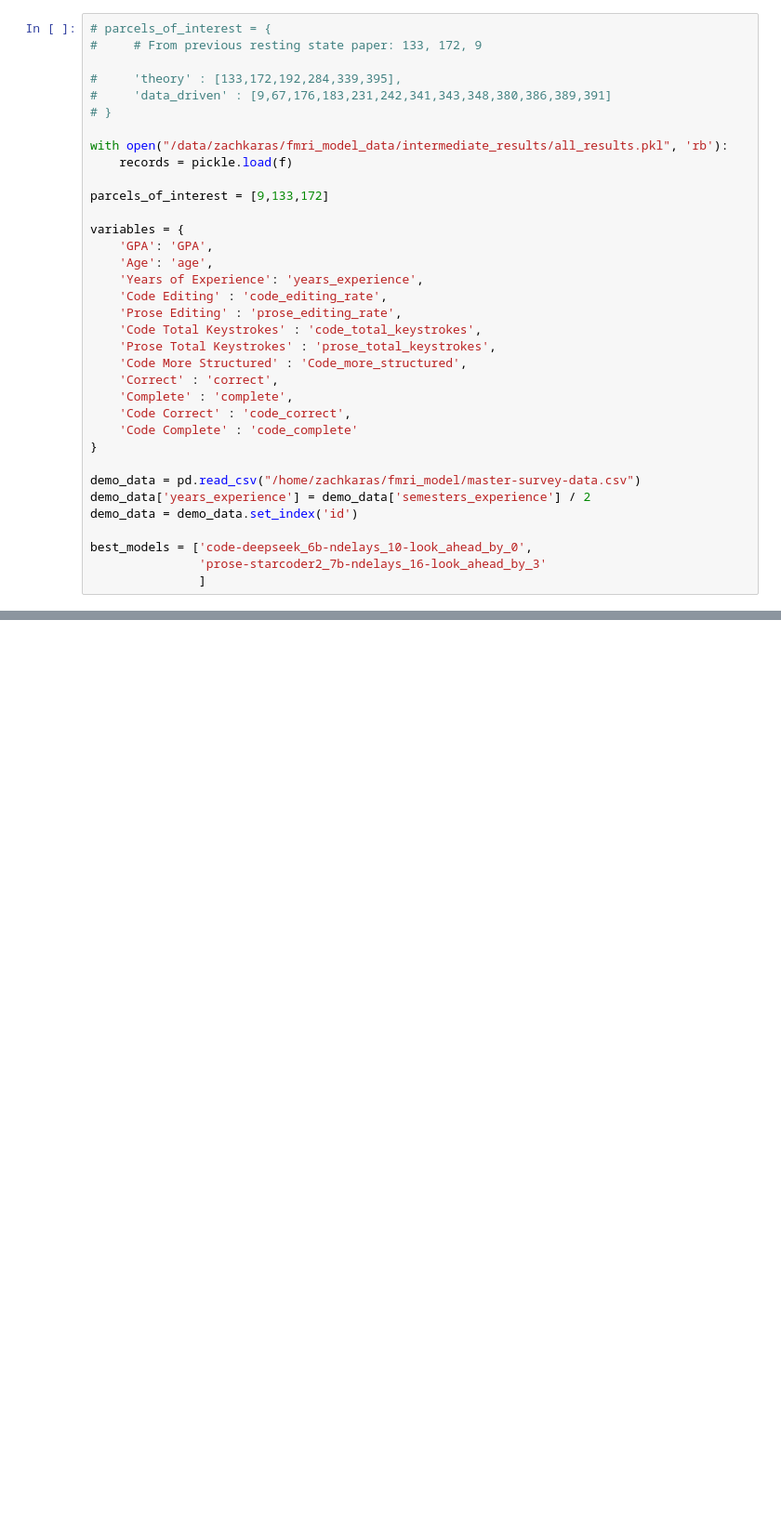
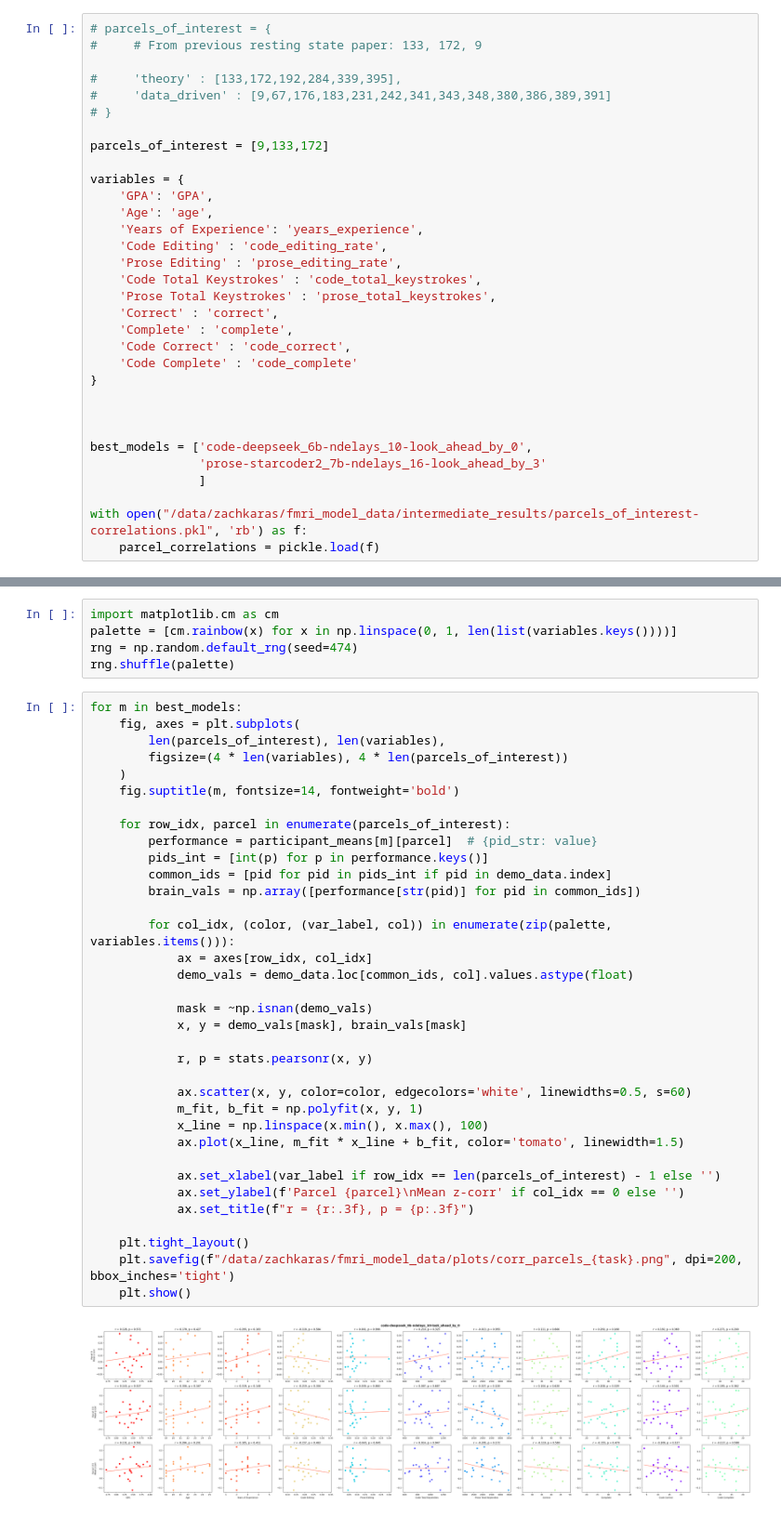
Before and after one commit to largehappygroup/fmri_model, a Jupyter notebook: analysis/fir/rq3_schaefer_parcel_correlations.ipynb, the cells around one changed output, grey strips where cells are left out. Shown at 93% size. Saved outputs shown, nothing was run; the diff lists cells and outputs as text; blank space fills up the shorter version.

```diff
--- a/analysis/fir/rq3_schaefer_parcel_correlations.ipynb
+++ b/analysis/fir/rq3_schaefer_parcel_correlations.ipynb
@@ -14,9 +15,6 @@ from collections import defaultdict
 #     'theory' : [133,172,192,284,339,395],
 #     'data_driven' : [9,67,176,183,231,242,341,343,348,380,386,389,391]
 # }
-
-with open("/data/zachkaras/fmri_model_data/intermediate_results/all_results.pkl", 'rb'):
-    records = pickle.load(f)
 
 parcels_of_interest = [9,133,172]
 
@@ -28,17 +26,17 @@ variables = {
     'Prose Editing' : 'prose_editing_rate',
     'Code Total Keystrokes' : 'code_total_keystrokes',
     'Prose Total Keystrokes' : 'prose_total_keystrokes',
-    'Code More Structured' : 'Code_more_structured',
     'Correct' : 'correct',
     'Complete' : 'complete',
     'Code Correct' : 'code_correct',
     'Code Complete' : 'code_complete'
 }
 
-demo_data = pd.read_csv("/home/zachkaras/fmri_model/master-survey-data.csv")
-demo_data['years_experience'] = demo_data['semesters_experience'] / 2
-demo_data = demo_data.set_index('id')
+
 
 best_models = ['code-deepseek_6b-ndelays_10-look_ahead_by_0',
                'prose-starcoder2_7b-ndelays_16-look_ahead_by_3'
                ]
+
+with open("/data/zachkaras/fmri_model_data/intermediate_results/parcels_of_interest-correlations.pkl", 'rb') as f:
+    parcel_correlations = pickle.load(f)
@@ -253,0 +87,42 @@ stats_df = pd.DataFrame(stat_records)
+# %%
+import matplotlib.cm as cm
+palette = [cm.rainbow(x) for x in np.linspace(0, 1, len(list(variables.keys())))]
+rng = np.random.default_rng(seed=474)
+rng.shuffle(palette)
+# %%
+for m in best_models:
+    fig, axes = plt.subplots(
+        len(parcels_of_interest), len(variables),
+        figsize=(4 * len(variables), 4 * len(parcels_of_interest))
+    )
+    fig.suptitle(m, fontsize=14, fontweight='bold')
+
+    for row_idx, parcel in enumerate(parcels_of_interest):
+        performance = participant_means[m][parcel]  # {pid_str: value}
+        pids_int = [int(p) for p in performance.keys()]
+        common_ids = [pid for pid in pids_int if pid in demo_data.index]
+        brain_vals = np.array([performance[str(pid)] for pid in common_ids])
+
+        for col_idx, (color, (var_label, col)) in enumerate(zip(palette, variables.items())):
+            ax = axes[row_idx, col_idx]
+            demo_vals = demo_data.loc[common_ids, col].values.astype(float)
+
+            mask = ~np.isnan(demo_vals)
+            x, y = demo_vals[mask], brain_vals[mask]
+
+            r, p = stats.pearsonr(x, y)
+
+            ax.scatter(x, y, color=color, edgecolors='white', linewidths=0.5, s=60)
+            m_fit, b_fit = np.polyfit(x, y, 1)
+            x_line = np.linspace(x.min(), x.max(), 100)
+            ax.plot(x_line, m_fit * x_line + b_fit, color='tomato', linewidth=1.5)
+
+            ax.set_xlabel(var_label if row_idx == len(parcels_of_interest) - 1 else '')
+            ax.set_ylabel(f'Parcel {parcel}\nMean z-corr' if col_idx == 0 else '')
+            ax.set_title(f"r = {r:.3f}, p = {p:.3f}")
+
+    plt.tight_layout()
+    plt.savefig(f"/data/zachkaras/fmri_model_data/plots/corr_parcels_{task}.png", dpi=200, bbox_inches='tight')
+    plt.show()
+# %% [output]
+[figure, added]
```
Also changed, not shown: parts of 7 cells of this notebook, 7 other files.
